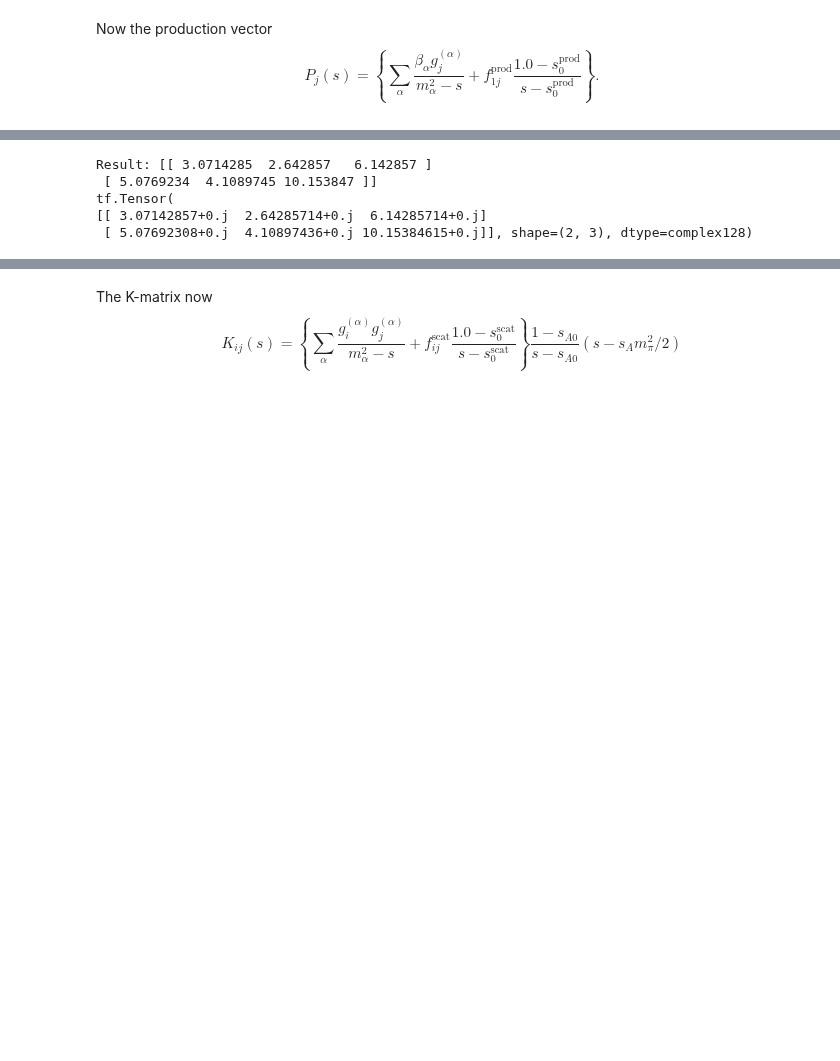
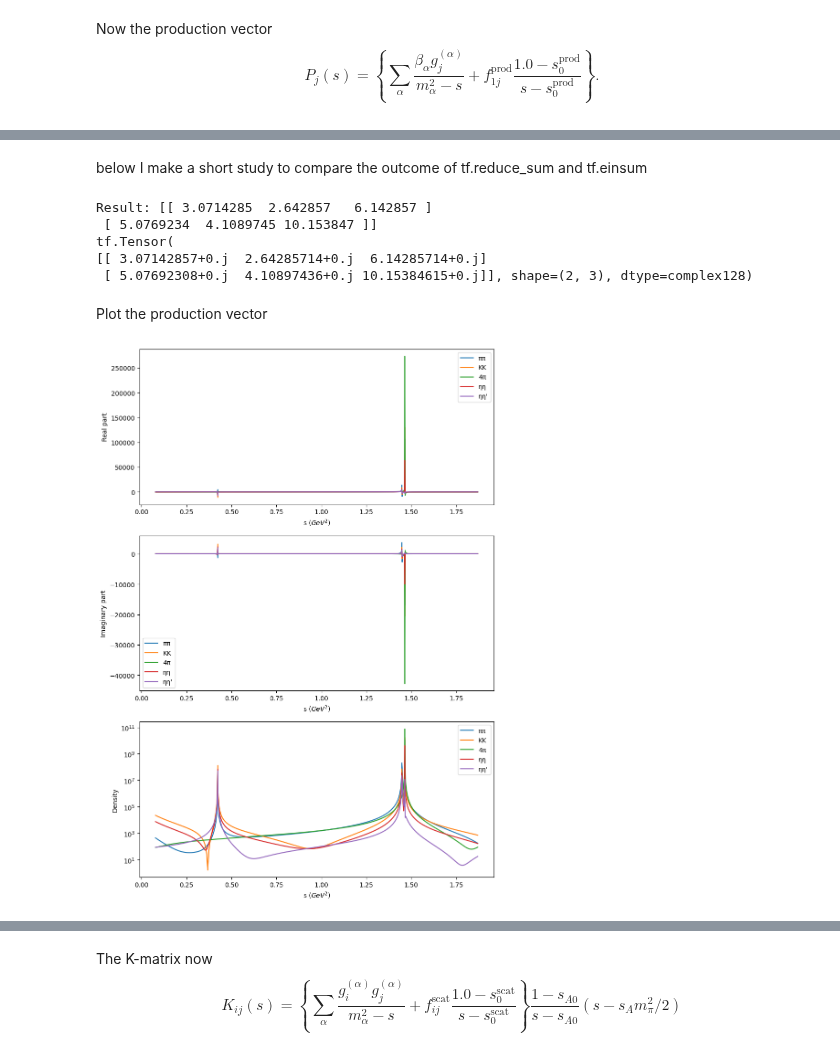
Before and after one commit to cpviolation/tfa_examples, a Jupyter notebook: notebooks/Kmatrix.ipynb, the cells around one changed output, grey strips where cells are left out. Drawn from its saved outputs; the diff is of its cells as text; code cells hidden in the pictures; blank space fills up the shorter version.

```diff
--- a/notebooks/Kmatrix.ipynb
+++ b/notebooks/Kmatrix.ipynb
@@ -524,10 +521,10 @@ P_j(s) = \left\{\sum_{\alpha}\frac{\beta_{\alpha}g_j^{(\alpha)}}{m_{\alpha}^2-s}
 $$
 # %%
 def prod_vector_nr_tf(s, f1, s0):
-    s_exp = tf.expand_dims(s, axis=1)
-    f1_exp = tf.expand_dims(f1, axis=0)
+    s_exp = tf.expand_dims(s, axis=1) # [k, 1]
+    f1_exp = tf.expand_dims(f1, axis=0) # [1, n]
     #nr = f1_exp*(atfi.const(1.0)-s0)/(s_exp-s0)
-    nr = f1_exp*tf.cast((atfi.const(1.0)-s0)/(s_exp-s0), dtype=atfi.ctype())
+    nr = f1_exp*atfi.cast_complex((atfi.const(1.0)-s0)/(s_exp-s0))
     return nr
 
 def prod_vector_res_tf(s, b, ma, g):
@@ -577,15 +570,15 @@ tf.reduce_sum( b_test * g_test, axis=1 )
 # %%
-fscat_1j = atfi.const([0.23399, 0.15044, -0.20545, 0.32825, 0.35412])
-fscat_ij = atfi.const([[0.23399, 0.15044, -0.20545, 0.32825, 0.35412],
+fscat_1j_tf = atfi.const([0.23399, 0.15044, -0.20545, 0.32825, 0.35412])
+fscat_ij_tf = atfi.const([[0.23399, 0.15044, -0.20545, 0.32825, 0.35412],
                      [0.15044, 0.0, 0.0, 0.0, 0.0],
                      [-0.20545, 0.0, 0.0, 0.0, 0.0],
                      [0.32825, 0.0, 0.0, 0.0, 0.0],
                      [0.35412, 0.0, 0.0, 0.0, 0.0]])
-s0scat = atfi.const(-3.92637)
-sA0 =  atfi.const(-0.15)
-sA = atfi.const(1.0)
-m_a = atfi.const([0.65100, 1.20360, 1.55817, 1.21000, 1.82206])
-g_ia = atfi.const([ [0.22889, 0.94128, 0.36856, 0.33650, 0.18171],
+s0scat_tf = atfi.const(-3.92637)
+sA0_tf =  atfi.const(-0.15)
+sA_tf = atfi.const(1.0)
+m_a_tf = atfi.const([0.65100, 1.20360, 1.55817, 1.21000, 1.82206])
+g_ia_tf = atfi.const([ [0.22889, 0.94128, 0.36856, 0.33650, 0.18171],
                   [-0.55377, 0.55095, 0.23888, 0.40907, -0.17558],
                   [0.00000, 0.00000, 0.55639, 0.85679, -0.79658],
                   [-0.39899, 0.39065, 0.18340, 0.19906, -0.00355],
@@ -597,8 +590,8 @@ mpi = atfi.const(lp.pi_plus.mass/1000)
 meta = atfi.const(lp.eta.mass/1000)
 metap= atfi.const(lp.etap_958.mass/1000)
 # %%
-s0prod = atfi.const(-0.07)
-beta = atfi.complex_from_polar(atfi.const([4.23, 10.9, 37.4, 14.7, 0.0]),
+s0prod_tf = atfi.const(-0.07)
+beta_tf = atfi.complex_from_polar(atfi.const([4.23, 10.9, 37.4, 14.7, 0.0]),
                                atfi.const([164.0,15.6,3.3,-8.9,0.0]*atfi.const(deg2rad)) )
-fprodj = atfi.complex_from_polar( atfi.const( [-4.724094278696236, -23.289333360304212, -1.860311896516422, -13.638752211193912, 0.0] ),
-                                  atfi.const( [-6.511009103363590, -12.215597571354197, -32.982507366353126, -22.339804683783186, 0.0] ) )
+fprodj_tf = atfi.complex_from_polar( atfi.const( [-4.724094278696236, -23.289333360304212, -1.860311896516422, -13.638752211193912, 0.0] ),
+                                  atfi.const( [-6.511009103363590, -12.215597571354197, -32.982507366353126, -22.339804683783186, 0.0]*atfi.const(deg2rad) ) )
@@ -605,5 +609,7 @@ fprodj = atfi.complex_from_polar( atfi.const( [-4.724094278696236, -23.289333360
 # %%
-pj = prod_vector_tf(s_pl, beta, m_a, g_ia, fprodj, s0prod)
+pj_tf = prod_vector_tf(s_pl, beta_tf, m_a_tf, g_ia_tf, fprodj_tf, s0prod_tf)
+# %% [markdown]
+below I make a short study to compare the outcome of tf.reduce_sum and tf.einsum
 # %%
 # Define the tensors
 n = 4  # Number of elements in ma and b
@@ -649,3 +655,10 @@ Result: [[ 3.0714285  2.642857   6.142857 ]
 tf.Tensor(
 [[ 3.07142857+0.j  2.64285714+0.j  6.14285714+0.j]
  [ 5.07692308+0.j  4.10897436+0.j 10.15384615+0.j]], shape=(2, 3), dtype=complex128)
+# %% [markdown]
+Plot the production vector
+# %%
+fig, ax = plot_production_poles(s_pl, [pj_tf[:, i] for i in range(len(m_a))])
+ax[2].set_yscale('log')
+# %% [output]
+[figure, added]
```
Also changed, not shown: parts of 31 cells of this notebook.
